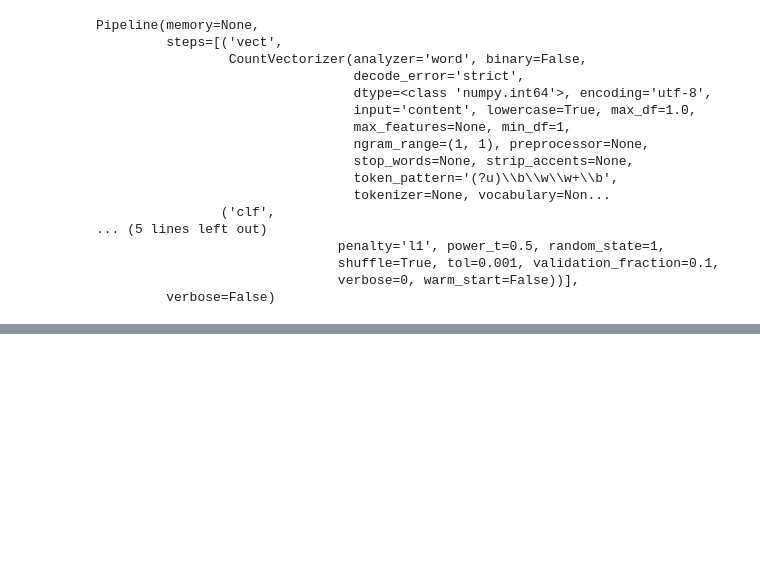
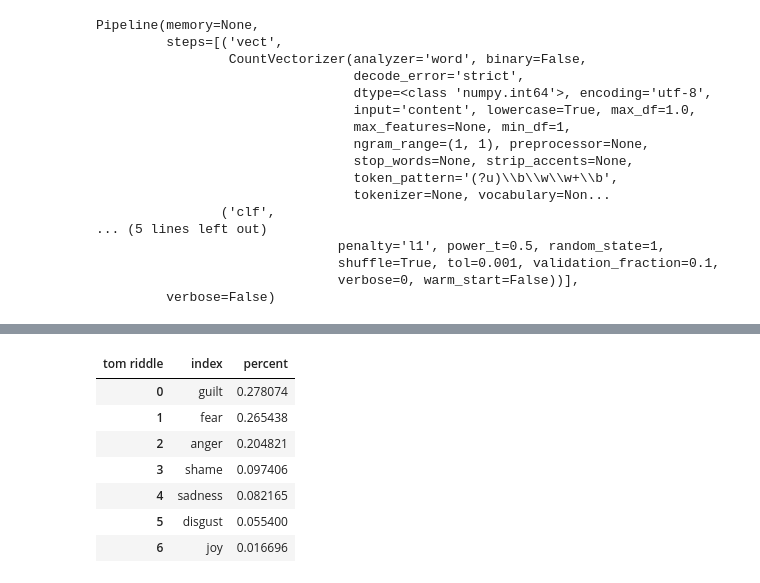
Before and after one commit to RyanStonebraker/lucidDream, a Jupyter notebook: notebooks/Lucid Dream.ipynb, the cells around one changed output, grey strips where cells are left out. Cells and saved outputs as stored; diff of their text form; code cells hidden in the pictures; blank space fills up the shorter version.

```diff
--- a/notebooks/Lucid Dream.ipynb
+++ b/notebooks/Lucid Dream.ipynb
@@ -382,0 +468,11 @@ pd.DataFrame({"character": character_list, "book_similarity": similarity_list})
+# %%
+generated_character_profiles["tom riddle"].reset_index()
+# %% [output]
+| tom riddle | index | percent |
+| 0 | guilt | 0.278074 |
+| 1 | fear | 0.265438 |
+| 2 | anger | 0.204821 |
+| 3 | shame | 0.097406 |
+| 4 | sadness | 0.082165 |
+| 5 | disgust | 0.055400 |
+| 6 | joy | 0.016696 |
```
Also changed, not shown: parts of 21 cells of this notebook, 10 other files.
